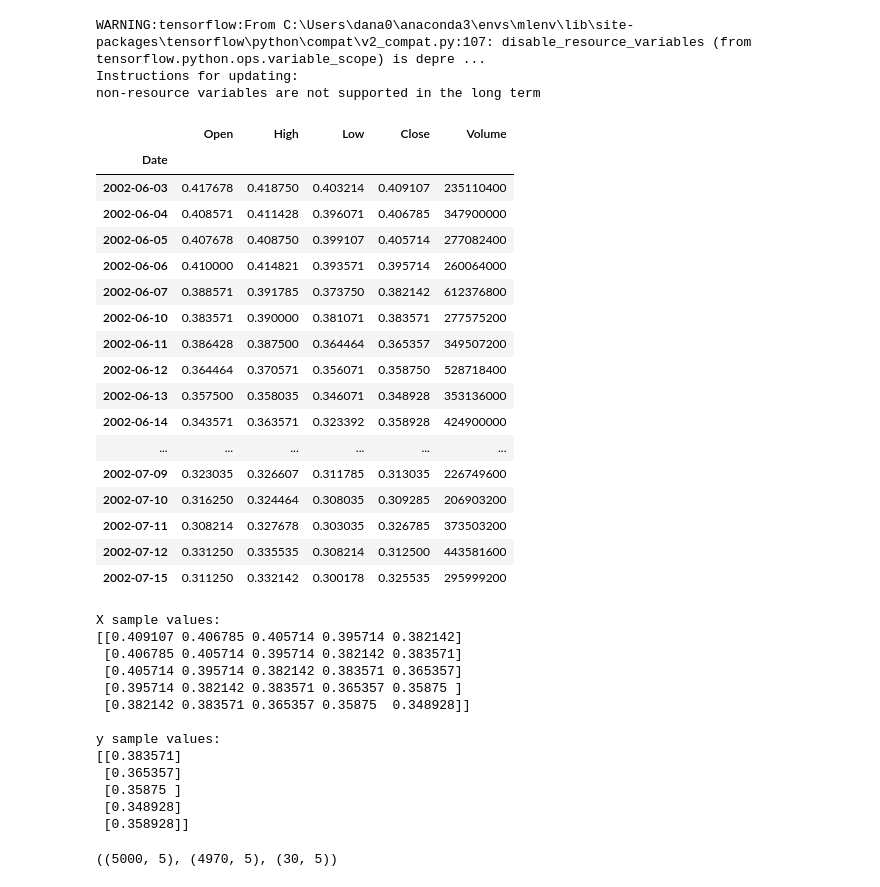
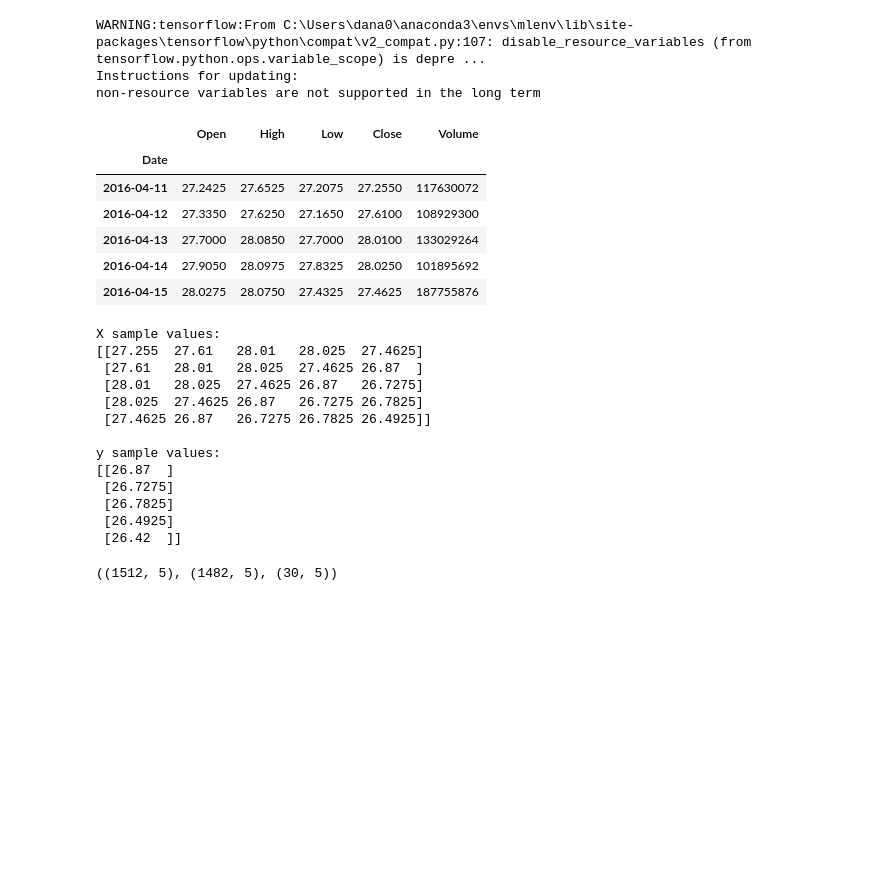
Before and after one commit to jgb161/Stock-Data-Analysis, a Jupyter notebook: AAPL_Analysis_Dana.ipynb, the cells around one changed output. Drawn from its saved outputs; the diff is of its cells as text; code cells hidden in the pictures; blank space fills up the shorter version.

```diff
--- a/AAPL_Analysis_Dana.ipynb
+++ b/AAPL_Analysis_Dana.ipynb
@@ -25,28 +25,18 @@ random.set_seed(2)
 # %%
 file_path = Path("aapl.csv")
 aapl_df = pd.read_csv(file_path, index_col="Date", parse_dates=True, infer_datetime_format=True)
 aapl_df.dropna(inplace=True)
 aapl_df.sort_index(inplace=True)
-aapl_df.head(30)
+df = aapl_df.iloc[-1512:]
+df.head()
 # %% [output]
 |  | Open | High | Low | Close | Volume |
 | Date |  |  |  |  |  |
-| 2002-06-03 | 0.417678 | 0.418750 | 0.403214 | 0.409107 | 235110400 |
-| 2002-06-04 | 0.408571 | 0.411428 | 0.396071 | 0.406785 | 347900000 |
-| 2002-06-05 | 0.407678 | 0.408750 | 0.399107 | 0.405714 | 277082400 |
-| 2002-06-06 | 0.410000 | 0.414821 | 0.393571 | 0.395714 | 260064000 |
-| 2002-06-07 | 0.388571 | 0.391785 | 0.373750 | 0.382142 | 612376800 |
-| 2002-06-10 | 0.383571 | 0.390000 | 0.381071 | 0.383571 | 277575200 |
-| 2002-06-11 | 0.386428 | 0.387500 | 0.364464 | 0.365357 | 349507200 |
-| 2002-06-12 | 0.364464 | 0.370571 | 0.356071 | 0.358750 | 528718400 |
-| 2002-06-13 | 0.357500 | 0.358035 | 0.346071 | 0.348928 | 353136000 |
-| 2002-06-14 | 0.343571 | 0.363571 | 0.323392 | 0.358928 | 424900000 |
-| ... | ... | ... | ... | ... | ... |
-| 2002-07-09 | 0.323035 | 0.326607 | 0.311785 | 0.313035 | 226749600 |
-| 2002-07-10 | 0.316250 | 0.324464 | 0.308035 | 0.309285 | 206903200 |
-| 2002-07-11 | 0.308214 | 0.327678 | 0.303035 | 0.326785 | 373503200 |
-| 2002-07-12 | 0.331250 | 0.335535 | 0.308214 | 0.312500 | 443581600 |
-| 2002-07-15 | 0.311250 | 0.332142 | 0.300178 | 0.325535 | 295999200 |
+| 2016-04-11 | 27.2425 | 27.6525 | 27.2075 | 27.2550 | 117630072 |
+| 2016-04-12 | 27.3350 | 27.6250 | 27.1650 | 27.6100 | 108929300 |
+| 2016-04-13 | 27.7000 | 28.0850 | 27.7000 | 28.0100 | 133029264 |
+| 2016-04-14 | 27.9050 | 28.0975 | 27.8325 | 28.0250 | 101895692 |
+| 2016-04-15 | 28.0275 | 28.0750 | 27.4325 | 27.4625 | 187755876 |
 # %%
 def window_data(aapl_df, window, feature_col_number, target_col_number):
 
@@ -63,30 +53,30 @@ window_size = 5
 
 feature_column = 3
 target_column = 3
-X, y = window_data(aapl_df, window_size, feature_column, target_column)
+X, y = window_data(df, window_size, feature_column, target_column)
 print (f"X sample values:\n{X[:5]} \n")
 print (f"y sample values:\n{y[:5]}")
 # %% [output]
 X sample values:
-[[0.409107 0.406785 0.405714 0.395714 0.382142]
- [0.406785 0.405714 0.395714 0.382142 0.383571]
- [0.405714 0.395714 0.382142 0.383571 0.365357]
- [0.395714 0.382142 0.383571 0.365357 0.35875 ]
- [0.382142 0.383571 0.365357 0.35875  0.348928]]
+[[27.255  27.61   28.01   28.025  27.4625]
+ [27.61   28.01   28.025  27.4625 26.87  ]
+ [28.01   28.025  27.4625 26.87   26.7275]
+ [28.025  27.4625 26.87   26.7275 26.7825]
+ [27.4625 26.87   26.7275 26.7825 26.4925]]
 
 y sample values:
-[[0.383571]
- [0.365357]
- [0.35875 ]
- [0.348928]
- [0.358928]]
+[[26.87  ]
+ [26.7275]
+ [26.7825]
+ [26.4925]
+ [26.42  ]]
 # %%
 test_size = 30
 simulation_size = 10
 
-df_train = aapl_df.iloc[:-test_size]
-df_test = aapl_df.iloc[-test_size:]
-aapl_df.shape, df_train.shape, df_test.shape
+df_train = df.iloc[:-test_size]
+df_test = df.iloc[-test_size:]
+df.shape, df_train.shape, df_test.shape
 # %% [output]
-((5000, 5), (4970, 5), (30, 5))
+((1512, 5), (1482, 5), (30, 5))
 # %%
```
Also changed, not shown: parts of 9 cells of this notebook.
